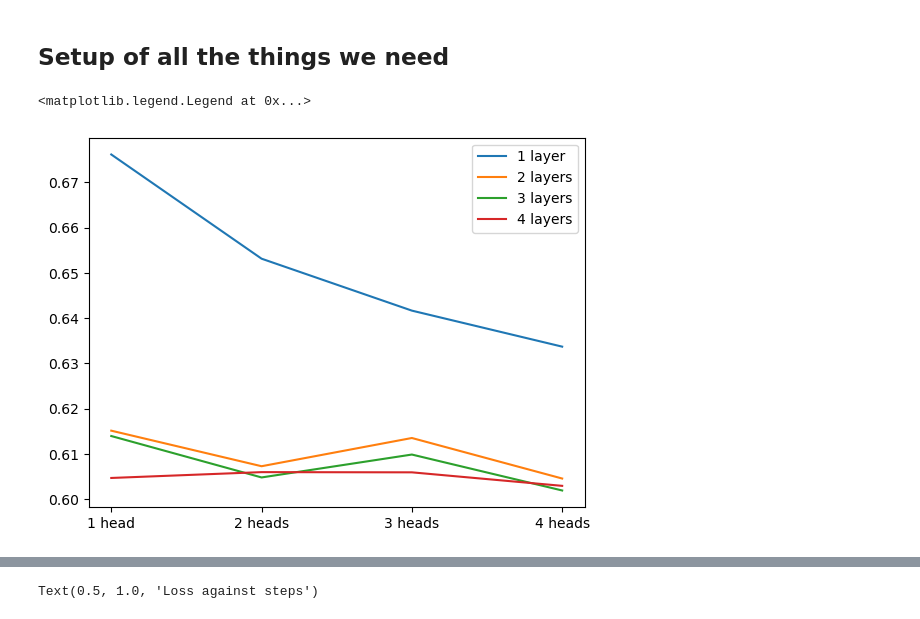
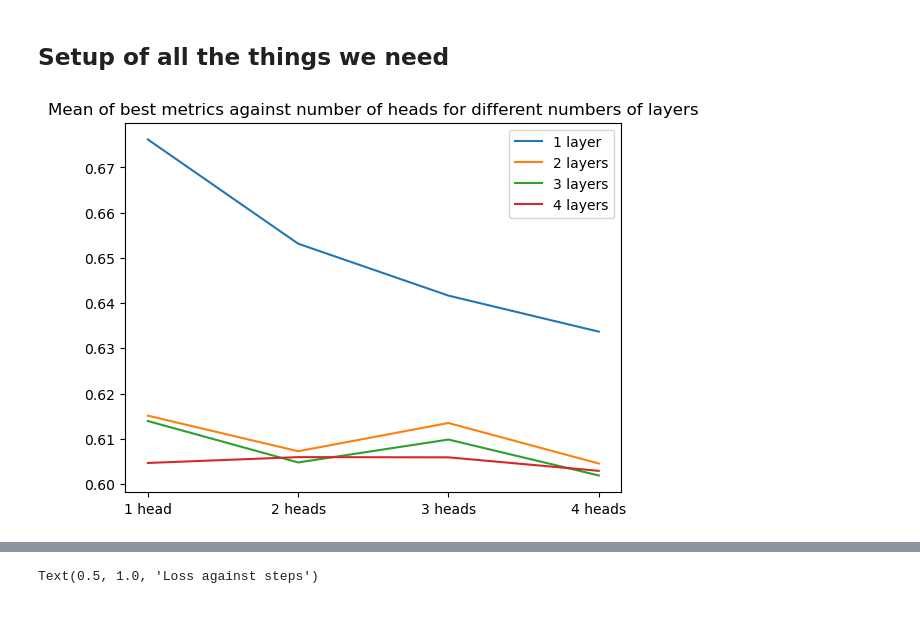
Before and after one commit to XTM233/UROP-2023, a Jupyter notebook: results_discussion.ipynb, the cells around one changed output, grey strips where cells are left out. Cells and saved outputs as stored; diff of their text form; code cells hidden in the pictures.

Commit message:
test footnote

```diff
--- a/results_discussion.ipynb
+++ b/results_discussion.ipynb
@@ -65,13 +104 @@ def read_log(filepath):
-# %%
-def generate_path(i, j, k):
-    # return path of the latest checkpoint json file for specified model
-    s = "-".join(["train",str(i),str(j),str(k)])
-    lst = os.listdir("finished/"+s+"/test")
-    cps = []
-    for d in lst:
-        i = int(d.split("-")[-1])
-        cps.append(i)
-    cps.sort()
-    path = "/".join(["finished",s,f"test/checkpoint-{cps[-1]}","trainer_state.json"])
-    return path
 # %%
@@ -101,10 +128,11 @@ mat_hs = np.mean(df_hs, axis=2)
 df = pd.DataFrame(mat_hs, columns = ['1 layer','2 layers','3 layers', "4 layers"], index = ['1 head', '2 heads', "3 heads", "4 heads"])
 # %%
 plt.plot(df, label=['1 layer','2 layers','3 layers', "4 layers"])
+plt.title("Mean of best metrics against number of heads for different numbers of layers")
 plt.legend()
+plt.show()
 # %% [output]
-<matplotlib.legend.Legend at 0x...>
-[figure, old version]
+[figure, new version]
 # %%
 df = pd.DataFrame(mat_hs.transpose(), index = ['1 layer','2 layers','3 layers', "4 layers"], columns = ['1 head', '2 heads', "3 heads", "4 heads"])
 plt.plot(df, label=['1 head', '2 heads', "3 heads", "4 heads"])
```
Also changed, not shown: parts of 66 cells of this notebook, 19 other files.
